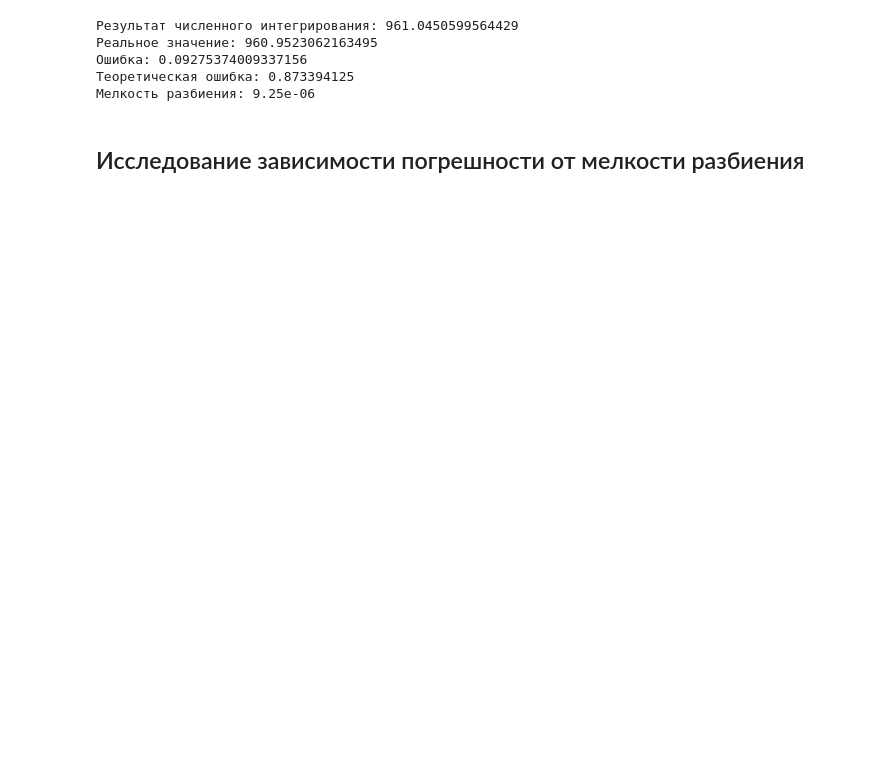
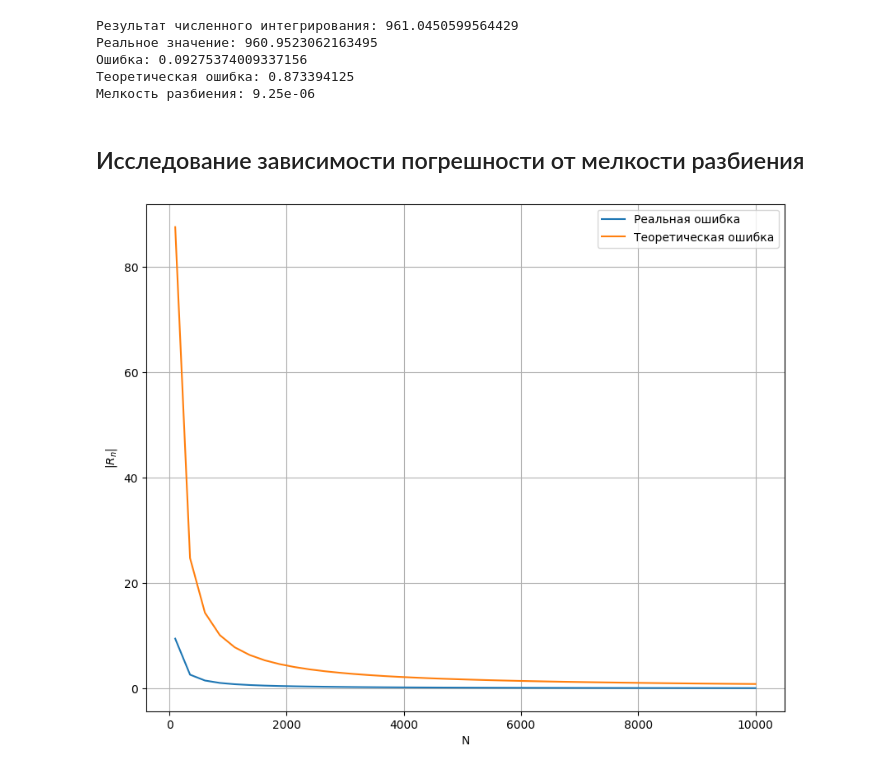
Before and after one commit to diuzhevVlad/MultipleIntegration, a Jupyter notebook: multiple_integrals.ipynb, the cells around one changed output. Saved outputs shown, nothing was run; the diff lists cells and outputs as text; code cells hidden in the pictures; blank space fills up the shorter version.

```diff
--- a/multiple_integrals.ipynb
+++ b/multiple_integrals.ipynb
@@ -87,3 +89,38 @@ print(f"Результат численного интегрирования: {i
 Мелкость разбиения: 9.25e-06
 # %% [markdown]
 ## Исследование зависимости погрешности от мелкости разбиения
+# %%
+Ns = np.linspace(100, 10000,40,dtype=int)
+# %%
+fin = []
+err_th = []
+err_real = []
+for n in Ns:
+    N_x, N_y = [n]*2
+    part = Partition(func,rg,"grid",N_x,N_y)
+    info = {
+        "n_x":N_x,
+        "n_y":N_y,
+        "diff_x": rg.get_max_x() - rg.get_min_x(),
+        "diff_y": rg.get_max_y() - rg.get_min_y(),
+        "max_func": 17**2 / 10,
+        "max_dfunc_dx": 2*17/10,
+        "max_dfunc_dy": (17/10)**2,
+        "max_dfunc_dx_dy": 2*17/100,
+        "is_square": square
+    }
+    integ = Integrator_Riemann(func)
+    integ_output = integ.generate_riemann_sum(part,info)
+    fin.append(integ_output["fineness"])
+    err_real.append(abs(real_integ-integ_output["riemann_sum"]))
+    err_th.append(integ_output["error"])
+# %%
+plt.rcParams["figure.figsize"] = (10,8)
+plt.plot(Ns,err_real,label="Реальная ошибка")
+plt.plot(Ns,err_th,label="Теоретическая ошибка")
+plt.xlabel("N")
+plt.ylabel(r"$|R_n$|")
+plt.legend()
+plt.grid(True)
+# %% [output]
+[figure, added]
```
Also changed, not shown: parts of 2 cells of this notebook.
